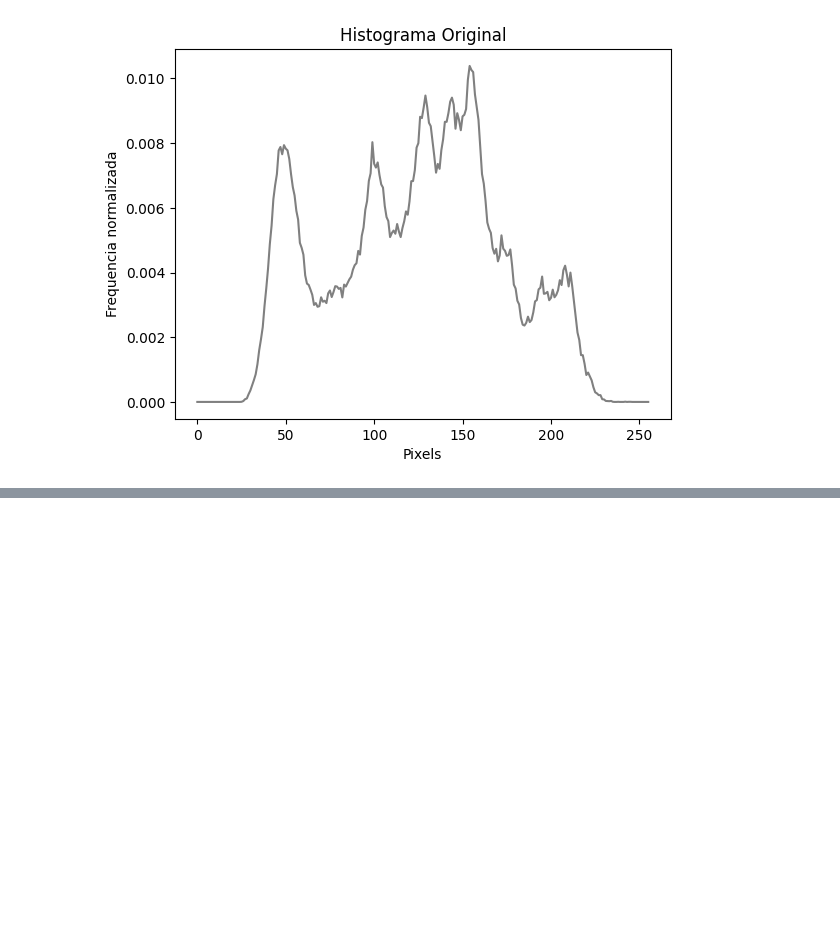
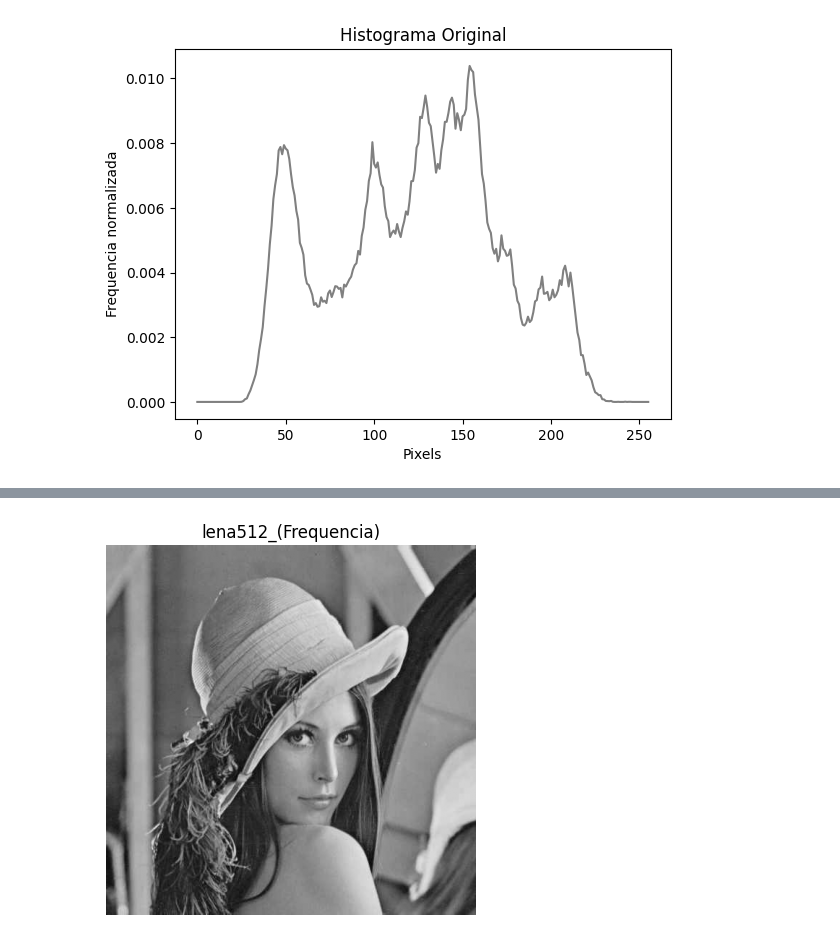
Before and after one commit to arthurqu18/icv-trabalho, a Jupyter notebook: notebook.ipynb, the cells around one changed output, grey strips where cells are left out. Cells and saved outputs as stored; diff of their text form; code cells hidden in the pictures; blank space fills up the shorter version.

```diff
--- a/notebook.ipynb
+++ b/notebook.ipynb
@@ -246,0 +506,85 @@ PSNR: 31.370 dB
+# %%
+def text_compression_frequency(quantized_blocks, output_file):
+    """
+    Simula a compressão salvando os coeficientes DCT quantizados como texto em um arquivo .txt.
+    """
+    # Achata os blocos quantizados em um único array
+    flattened_data = np.array(quantized_blocks).flatten().astype(int)
+
+    # Salva os dados achatados como texto
+    with open(output_file, "w") as f:
+        for value in flattened_data:
+            f.write(f"{value}\n")
+
+def text_decompression_frequency(input_file, block_shape, image_shape, QM, step):
+    """
+    Simula a descompressão lendo os coeficientes DCT quantizados de um arquivo .txt e reconstruindo a imagem.
+    """
+    # Lê os dados quantizados do arquivo de texto
+    with open(input_file, "r") as f:
+        quantized_data = [int(line.strip()) for line in f.readlines()]
+
+    # Reorganiza o array de volta em blocos
+    quantized_data = np.array(quantized_data)
+    num_blocks = (image_shape[0] // step) * (image_shape[1] // step)
+    quantized_blocks = quantized_data.reshape((num_blocks, *block_shape))
+
+    # Reconstrói a imagem a partir dos blocos quantizados
+    reconstructed_image = np.zeros(image_shape, dtype=float)
+    idx = 0
+    for y in range(0, image_shape[0], step):
+        for x in range(0, image_shape[1], step):
+            block = quantized_blocks[idx]
+            block = np.multiply(block, QM)  # Desquantiza o bloco
+            reconstructed_image[y:y+step, x:x+step] = get_2d_idct(block)
+            idx += 1
+
+    return reconstructed_image + 128  # Adiciona o deslocamento para restaurar os valores originais
+
+# Testa a compressão baseada em texto no domínio da frequência
+def execute_text_frequency_flow(img, QM, step, output_file, image_title, histogram_title):
+    """
+    Executa a compressão JPEG com armazenamento baseado em texto aplicado no domínio da frequência.
+    """
+    original_img = np.clip(img, 0, 255).astype(np.uint8)
+    original_size = img.size * 8  # número de pixels * 8 bits por pixel
+
+    # Desloca a imagem e processa os blocos
+    img_shifted = img - 128
+    quantized_blocks = process_blocks(img_shifted, step, QM)
+
+    # Aplica a compressão baseada em texto
+    text_compression_frequency(quantized_blocks, output_file)
+
+    # Descomprime e reconstrói a imagem
+    reconstructed_img = text_decompression_frequency(
+        input_file=output_file,
+        block_shape=(step, step),
+        image_shape=img.shape,
+        QM=QM,
+        step=step
+    )
+
+    # Calcula o tamanho comprimido
+    compressed_size = os.path.getsize(output_file) * 8  # tamanho em bits
+
+    # Exibe os resultados
+    display_results(
+        original_img=original_img,
+        reconstructed_img=np.clip(reconstructed_img, 0, 255).astype(np.uint8),
+        original_size=original_size,
+        compressed_size=compressed_size,
+        image_title=image_title,
+        histogram_title=histogram_title
+    )
+
+# Executa o fluxo com armazenamento baseado em texto no domínio da frequência
+execute_text_frequency_flow(
+    img=img,
+    QM=QM,
+    step=step,
+    output_file="./data_compression/text_frequency_compressed.txt",
+    image_title="lena512_(Frequencia)",
+    histogram_title="Histograma da Imagem Decodificada (Texto no Espaço de Frequência)"
+)
+# %% [output]
@@ -246,0 +597 @@ PSNR: 31.370 dB
+[figure, added]
```
Also changed, not shown: parts of 21 cells of this notebook, 10 other files.
